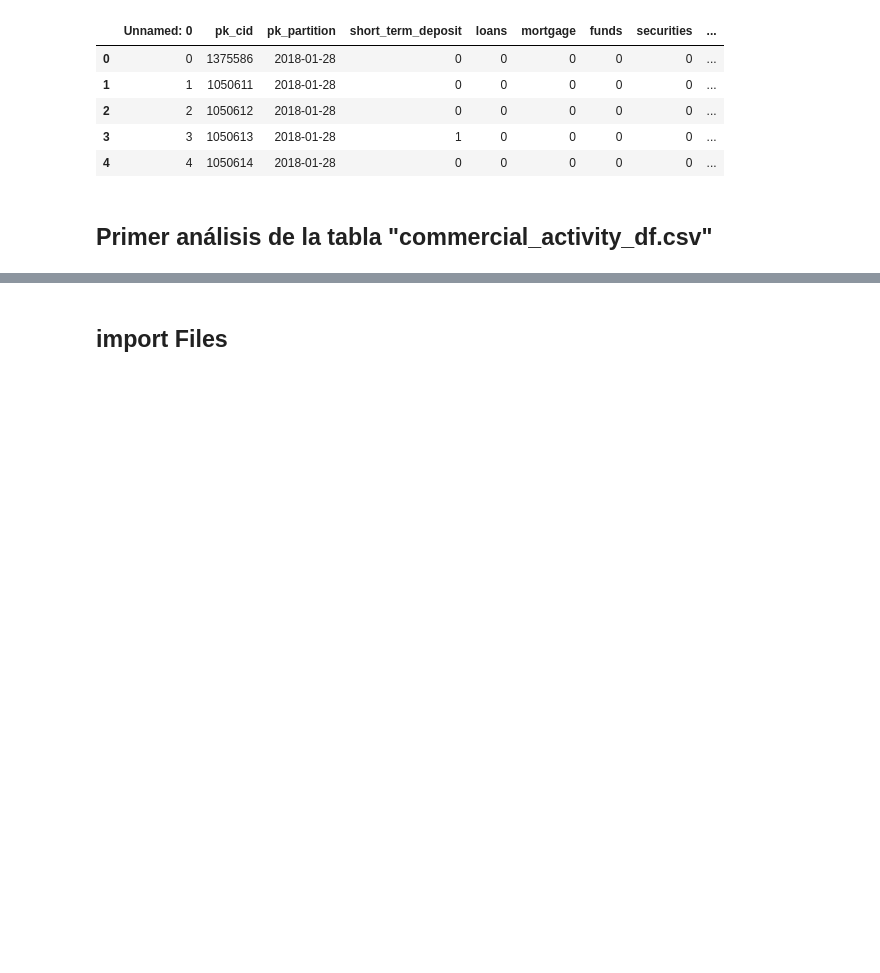
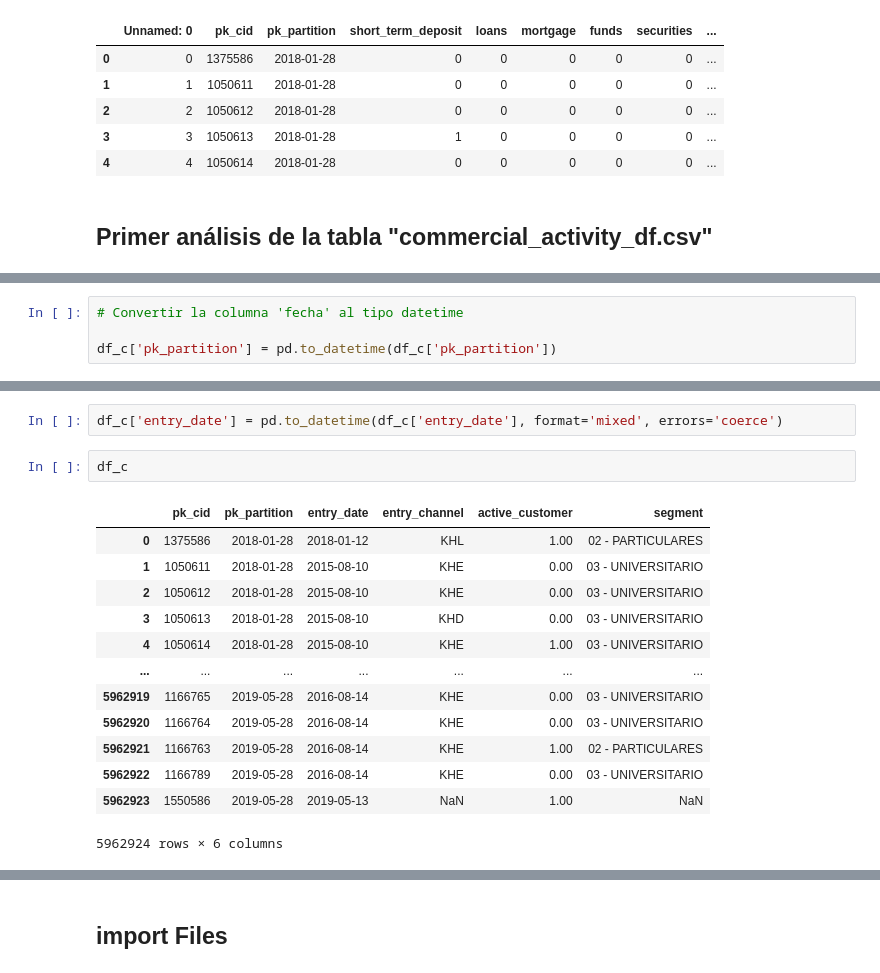
Before and after one commit to jascicz/easy_money_Project, a Jupyter notebook: david-Proyecto.ipynb, the cells around one changed output, grey strips where cells are left out. Drawn from its saved outputs; the diff is of its cells as text; blank space fills up the shorter version.

Commit message:
cambio de tipo variables commercial_activity

```diff
--- a/david-Proyecto.ipynb
+++ b/david-Proyecto.ipynb
@@ -105,0 +175,4 @@ memory usage: 318.5+ MB
+# %%
+# Convertir la columna 'fecha' al tipo datetime
+
+df_c['pk_partition'] = pd.to_datetime(df_c['pk_partition'])
@@ -106,3 +195,21 @@ memory usage: 318.5+ MB
+# %%
+df_c['entry_date'] = pd.to_datetime(df_c['entry_date'], format='mixed', errors='coerce')
+# %%
+df_c
+# %% [output]
+|  | pk_cid | pk_partition | entry_date | entry_channel | active_customer | segment |
+| 0 | 1375586 | 2018-01-28 | 2018-01-12 | KHL | 1.00 | 02 - PARTICULARES |
+| 1 | 1050611 | 2018-01-28 | 2015-08-10 | KHE | 0.00 | 03 - UNIVERSITARIO |
+| 2 | 1050612 | 2018-01-28 | 2015-08-10 | KHE | 0.00 | 03 - UNIVERSITARIO |
+| 3 | 1050613 | 2018-01-28 | 2015-08-10 | KHD | 0.00 | 03 - UNIVERSITARIO |
+| 4 | 1050614 | 2018-01-28 | 2015-08-10 | KHE | 1.00 | 03 - UNIVERSITARIO |
+| ... | ... | ... | ... | ... | ... | ... |
+| 5962919 | 1166765 | 2019-05-28 | 2016-08-14 | KHE | 0.00 | 03 - UNIVERSITARIO |
+| 5962920 | 1166764 | 2019-05-28 | 2016-08-14 | KHE | 0.00 | 03 - UNIVERSITARIO |
+| 5962921 | 1166763 | 2019-05-28 | 2016-08-14 | KHE | 1.00 | 02 - PARTICULARES |
+| 5962922 | 1166789 | 2019-05-28 | 2016-08-14 | KHE | 0.00 | 03 - UNIVERSITARIO |
+| 5962923 | 1550586 | 2019-05-28 | 2019-05-13 | NaN | 1.00 | NaN |
+5962924 rows × 6 columns
 # %%
 df_c.isna().sum()
 # %% [output]
```
Also changed, not shown: parts of 12 cells of this notebook.
